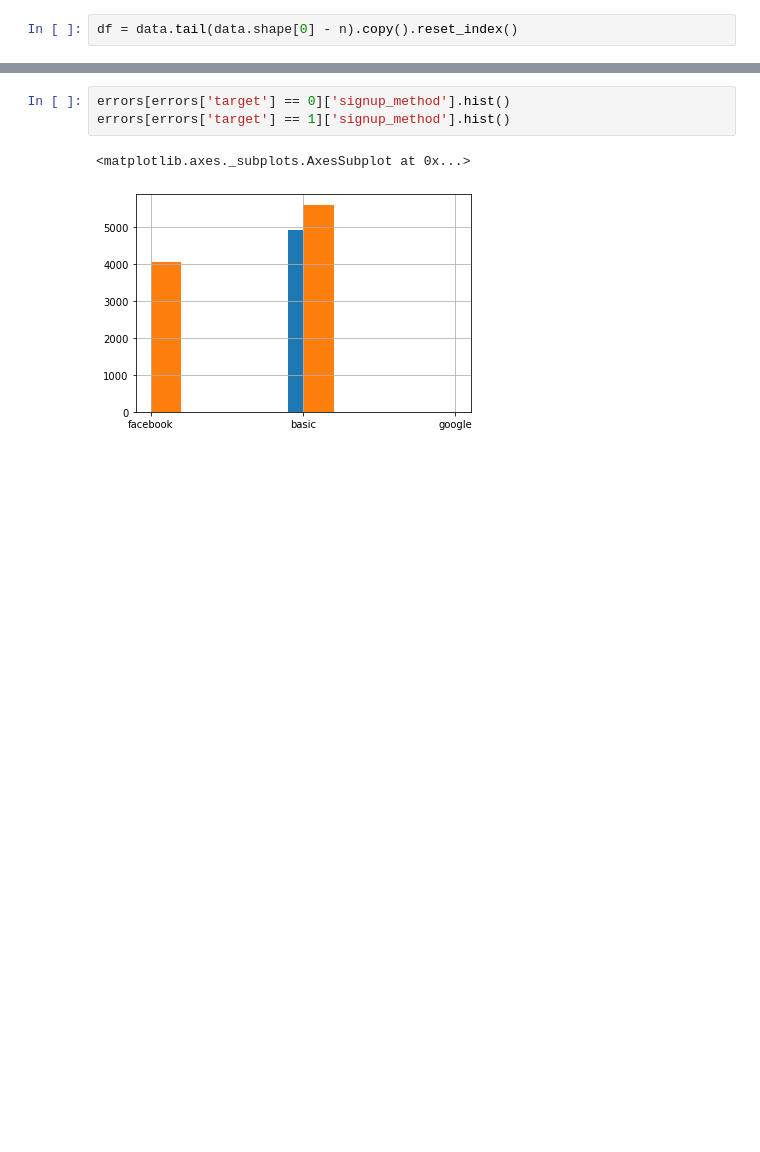
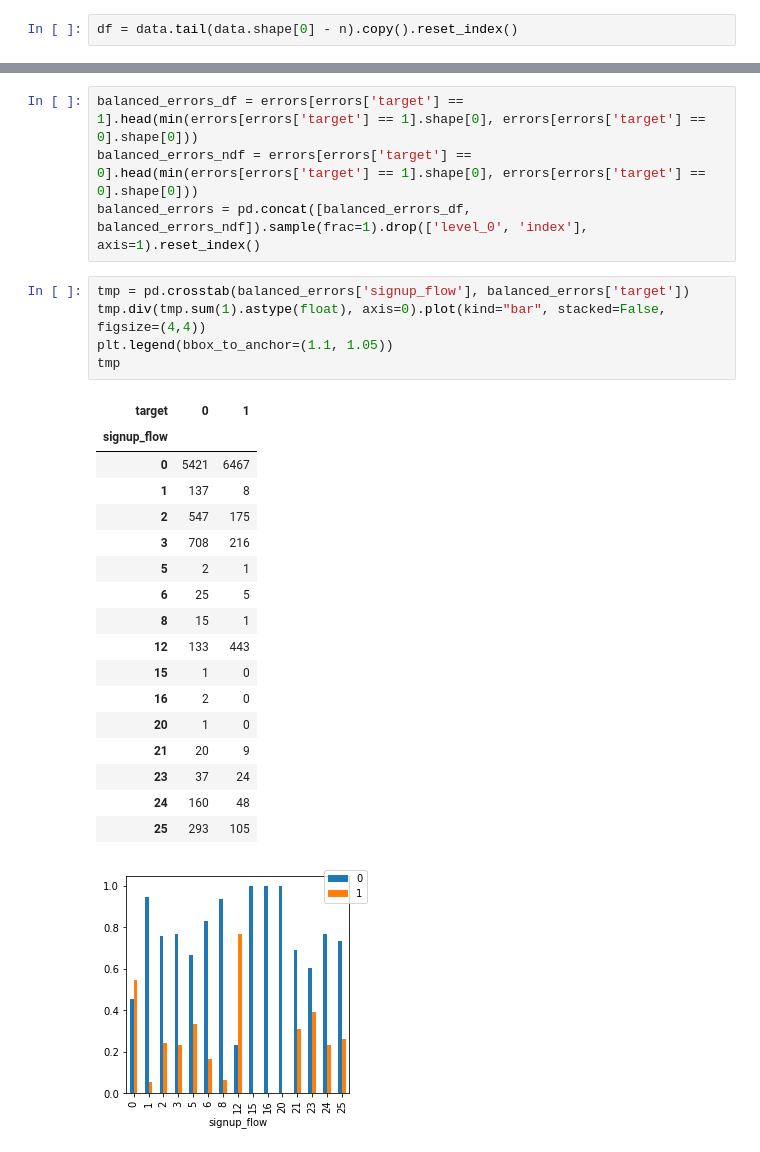
Before and after one commit to vesran/BookerGuess, a Jupyter notebook: dev/_3_train_DF_NDF.ipynb, the cells around one changed output, grey strips where cells are left out. Saved outputs shown, nothing was run; the diff lists cells and outputs as text; blank space fills up the shorter version.

```diff
--- a/dev/_3_train_DF_NDF.ipynb
+++ b/dev/_3_train_DF_NDF.ipynb
@@ -153,6 +174,28 @@ errors['target'].hist()
-# %%
-errors[errors['target'] == 0]['signup_method'].hist()
-errors[errors['target'] == 1]['signup_method'].hist()
-# %% [output]
-<matplotlib.axes._subplots.AxesSubplot at 0x...>
-[figure, removed]
+# %%
+balanced_errors_df = errors[errors['target'] == 1].head(min(errors[errors['target'] == 1].shape[0], errors[errors['target'] == 0].shape[0]))
+balanced_errors_ndf = errors[errors['target'] == 0].head(min(errors[errors['target'] == 1].shape[0], errors[errors['target'] == 0].shape[0]))
+balanced_errors = pd.concat([balanced_errors_df, balanced_errors_ndf]).sample(frac=1).drop(['level_0', 'index'], axis=1).reset_index()
+# %%
+tmp = pd.crosstab(balanced_errors['signup_flow'], balanced_errors['target'])
+tmp.div(tmp.sum(1).astype(float), axis=0).plot(kind="bar", stacked=False, figsize=(4,4))
+plt.legend(bbox_to_anchor=(1.1, 1.05))
+tmp
+# %% [output]
+| target | 0 | 1 |
+| signup_flow |  |  |
+| 0 | 5421 | 6467 |
+| 1 | 137 | 8 |
+| 2 | 547 | 175 |
+| 3 | 708 | 216 |
+| 5 | 2 | 1 |
+| 6 | 25 | 5 |
+| 8 | 15 | 1 |
+| 12 | 133 | 443 |
+| 15 | 1 | 0 |
+| 16 | 2 | 0 |
+| 20 | 1 | 0 |
+| 21 | 20 | 9 |
+| 23 | 37 | 24 |
+| 24 | 160 | 48 |
+| 25 | 293 | 105 |
+[figure, added]
```
Also changed, not shown: parts of 10 cells of this notebook.
